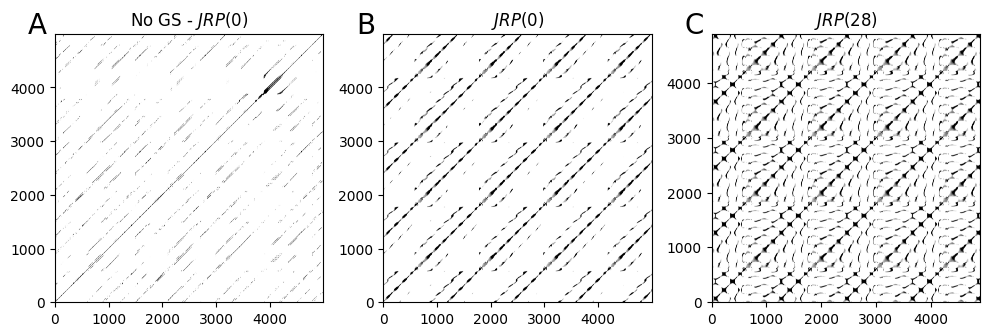
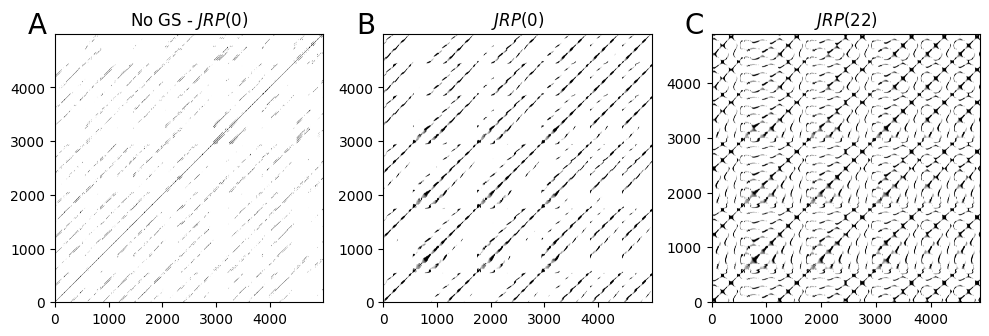
The notebook cell's code change between the first figure and the second:
--- before
+++ after
@@ -21,3 +21,3 @@
 
 plt.show()
-fig.savefig('plots/JRPs_GSFNN.png')
+fig.savefig('plots/JRPs_GSFNN.pdf', dpi=300)

Commit: Update pdf